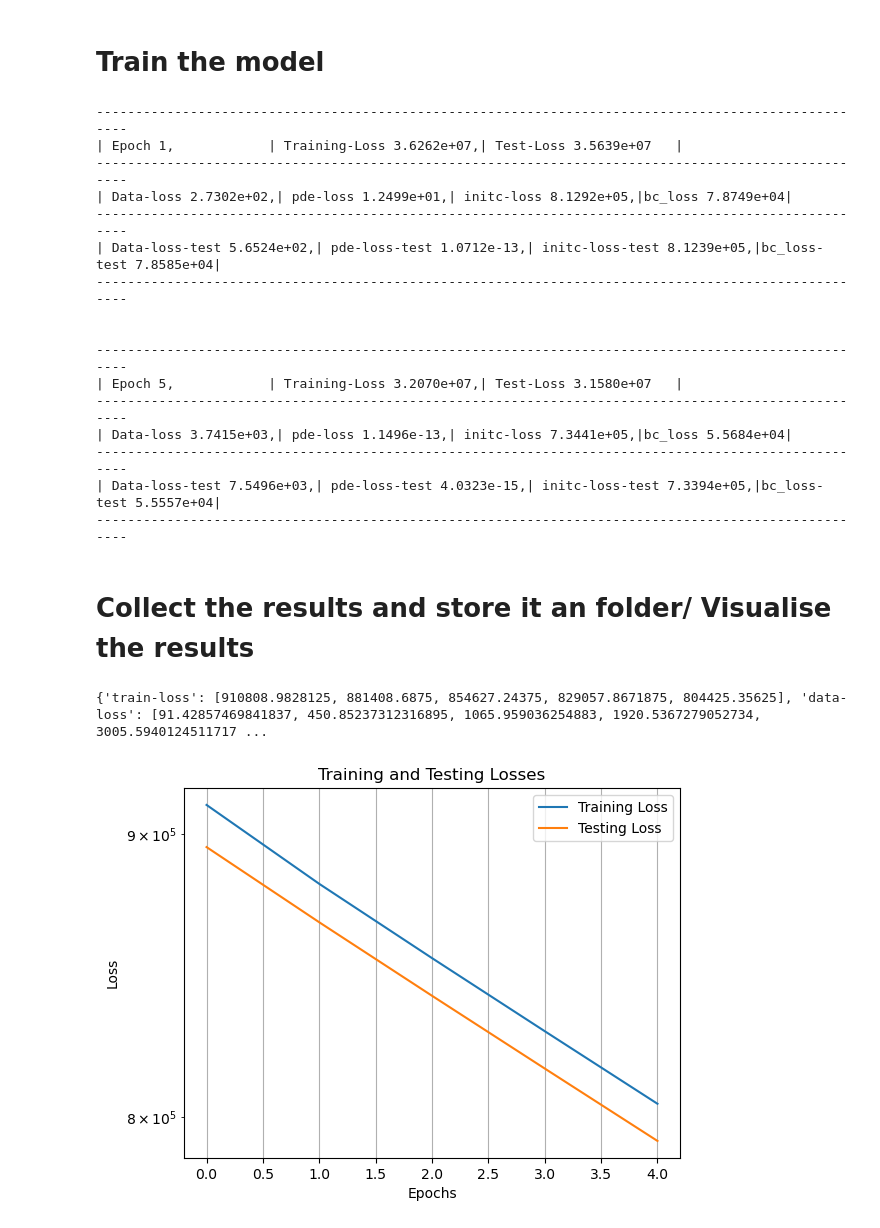
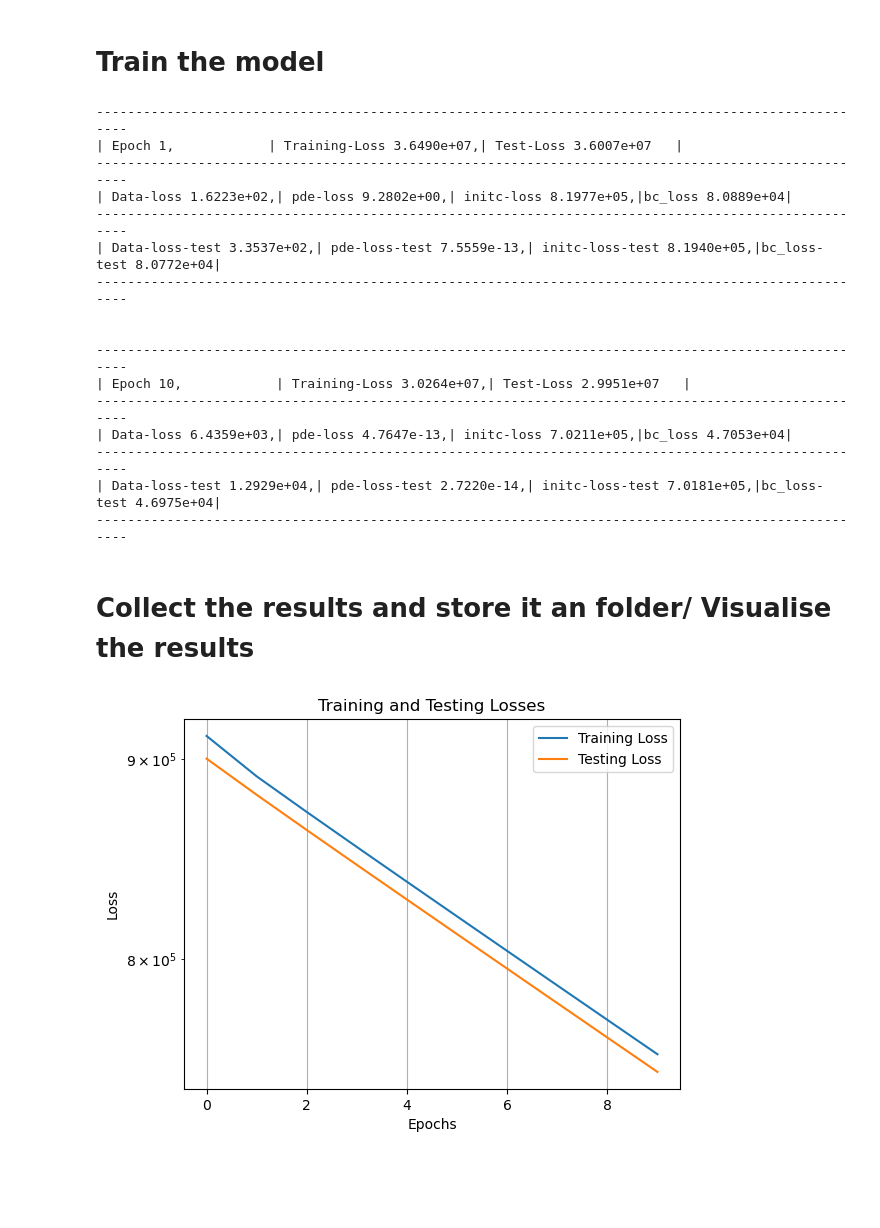
Before and after one commit to radhikrammohan/pinn-pc-1d, a Jupyter notebook: pinn/spartan/model_train_norm.ipynb, the cells around one changed output. Saved outputs shown, nothing was run; the diff lists cells and outputs as text; code cells hidden in the pictures; blank space fills up the shorter version.

```diff
--- a/pinn/spartan/model_train_norm.ipynb
+++ b/pinn/spartan/model_train_norm.ipynb
@@ -78,9 +78,9 @@ temp_data_s = temp_scaler(temp_data, temp_init, t_surr)
 num_steps = tempfield.shape[0]
 numpoints = tempfield.shape[1]
 
-pde_pts= 20000
-ic_pts = 20000
-bc_pts = 20000
+pde_pts= props["pde_pts"]
+ic_pts = props["ice_pts"]
+bc_pts = props["bc_pts"]
 
 length = props['length']
 time_end = props['time_end']
@@ -274,14 +286,14 @@ MPS is available
 # Prepare the Model
 # %%
 input_size = 2
-hidden_size = 30
+hidden_size = props['neurons'] # 64
 output_size=1
 
-learning_rate = 0.009
-hidden_layers = 8
+learning_rate = props['learning_rate'] # 0.001
+hidden_layers = props['layers']
 
 
-epochs_1 = 5
+epochs_1 = props['epochs'] # 1000
 epochs_2 = 10
 from Model.model import PINN
 
@@ -308,20 +320,20 @@ loss_train,loss_test,best_model = training_loop(epochs_1, model, loss_fn_data, \
                   temp_var)
 # %% [output]
 ----------------------------------------------------------------------------------------------------
-| Epoch 1,            | Training-Loss 3.6262e+07,| Test-Loss 3.5639e+07   |
+| Epoch 1,            | Training-Loss 3.6490e+07,| Test-Loss 3.6007e+07   |
 ----------------------------------------------------------------------------------------------------
-| Data-loss 2.7302e+02,| pde-loss 1.2499e+01,| initc-loss 8.1292e+05,|bc_loss 7.8749e+04|
+| Data-loss 1.6223e+02,| pde-loss 9.2802e+00,| initc-loss 8.1977e+05,|bc_loss 8.0889e+04|
 ----------------------------------------------------------------------------------------------------
-| Data-loss-test 5.6524e+02,| pde-loss-test 1.0712e-13,| initc-loss-test 8.1239e+05,|bc_loss-test 7.8585e+04|
+| Data-loss-test 3.3537e+02,| pde-loss-test 7.5559e-13,| initc-loss-test 8.1940e+05,|bc_loss-test 8.0772e+04|
 ----------------------------------------------------------------------------------------------------
 
 
 ----------------------------------------------------------------------------------------------------
-| Epoch 5,            | Training-Loss 3.2070e+07,| Test-Loss 3.1580e+07   |
+| Epoch 10,            | Training-Loss 3.0264e+07,| Test-Loss 2.9951e+07   |
 ----------------------------------------------------------------------------------------------------
-| Data-loss 3.7415e+03,| pde-loss 1.1496e-13,| initc-loss 7.3441e+05,|bc_loss 5.5684e+04|
+| Data-loss 6.4359e+03,| pde-loss 4.7647e-13,| initc-loss 7.0211e+05,|bc_loss 4.7053e+04|
 ----------------------------------------------------------------------------------------------------
-| Data-loss-test 7.5496e+03,| pde-loss-test 4.0323e-15,| initc-loss-test 7.3394e+05,|bc_loss-test 5.5557e+04|
+| Data-loss-test 1.2929e+04,| pde-loss-test 2.7220e-14,| initc-loss-test 7.0181e+05,|bc_loss-test 4.6975e+04|
 ----------------------------------------------------------------------------------------------------
 # %% [markdown]
 # Collect the results and store it an folder/ Visualise the results
@@ -340,26 +352,24 @@ def move_to_cpu(obj):
 # Ensure all tensors inside lists/dicts are on CPU
 loss_train = move_to_cpu(loss_train)
 loss_test = move_to_cpu(loss_test)
-# %% [output]
-{'train-loss': [910808.9828125, 881408.6875, 854627.24375, 829057.8671875, 804425.35625], 'data-loss': [91.42857469841837, 450.85237312316895, 1065.959036254883, 1920.5367279052734, 3005.5940124511717 ...
 # %%
 # plot the losses
 
 train_loss = loss_train['train-loss']
 test_loss = loss_test['test-loss']
 loss_pde = loss_train['pde-loss']
 loss_ic = loss_train['ic-loss']
-loss_bcl = loss_train['bc-loss']
+loss_bc = loss_train['bc-loss']
 
 
 plt.plot(train_loss, label='Training Loss')
 plt.plot(test_loss, label='Testing Loss')
 plt.xlabel('Epochs')
 plt.ylabel('Loss')
 plt.title('Training and Testing Losses')
 plt.legend()
 plt.yscale('log')
 plt.grid()
 plt.show()
 # %% [output]
-[figure, old version]
+[figure, new version]
```
Also changed, not shown: parts of 3 cells of this notebook, 5 other files.
